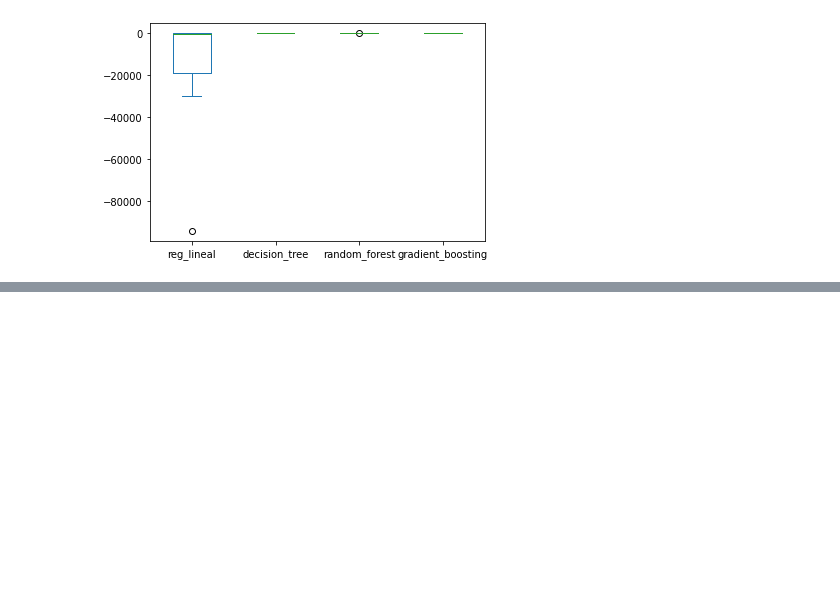
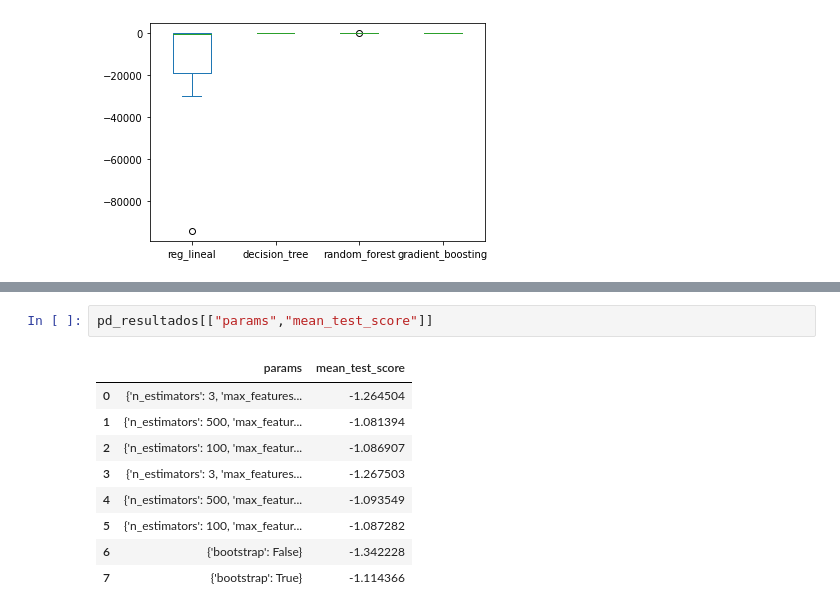
Before and after one commit to anaperez10/AnaliticaIII-Salud, a Jupyter notebook: Copia3_Base_concatenada.ipynb, the cells around one changed output, grey strips where cells are left out. Cells and saved outputs as stored; diff of their text form; blank space fills up the shorter version.

```diff
--- a/Copia3_Base_concatenada.ipynb
+++ b/Copia3_Base_concatenada.ipynb
@@ -678,2 +677,14 @@ rf_final
 # %% [output]
 RandomForestRegressor(max_features=5, n_estimators=500)
+# %%
+pd_resultados[["params","mean_test_score"]]
+# %% [output]
+|  | params | mean_test_score |
+| 0 | {'n_estimators': 3, 'max_features... | -1.264504 |
+| 1 | {'n_estimators': 500, 'max_featur... | -1.081394 |
+| 2 | {'n_estimators': 100, 'max_featur... | -1.086907 |
+| 3 | {'n_estimators': 3, 'max_features... | -1.267503 |
+| 4 | {'n_estimators': 500, 'max_featur... | -1.093549 |
+| 5 | {'n_estimators': 100, 'max_featur... | -1.087282 |
+| 6 | {'bootstrap': False} | -1.342228 |
+| 7 | {'bootstrap': True} | -1.114366 |
```
Also changed, not shown: parts of 5 cells of this notebook.
